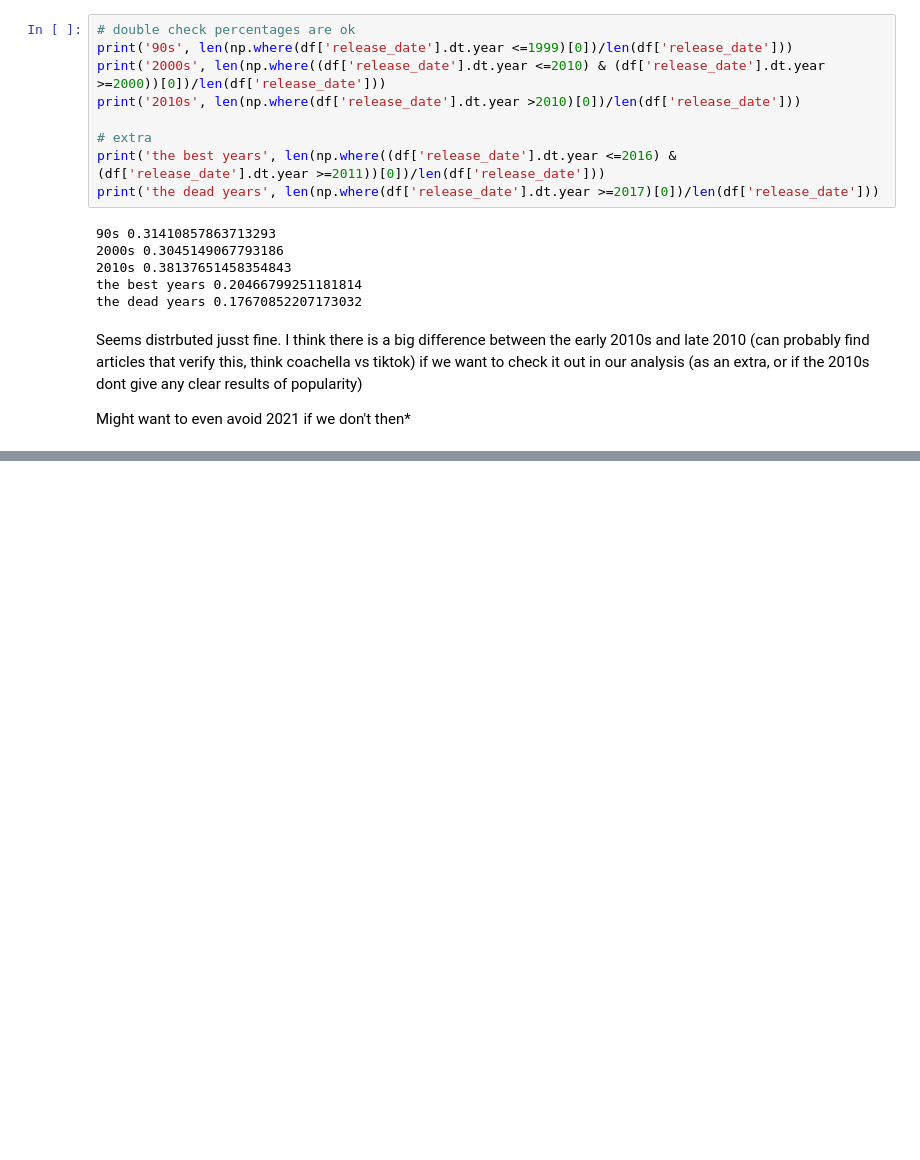
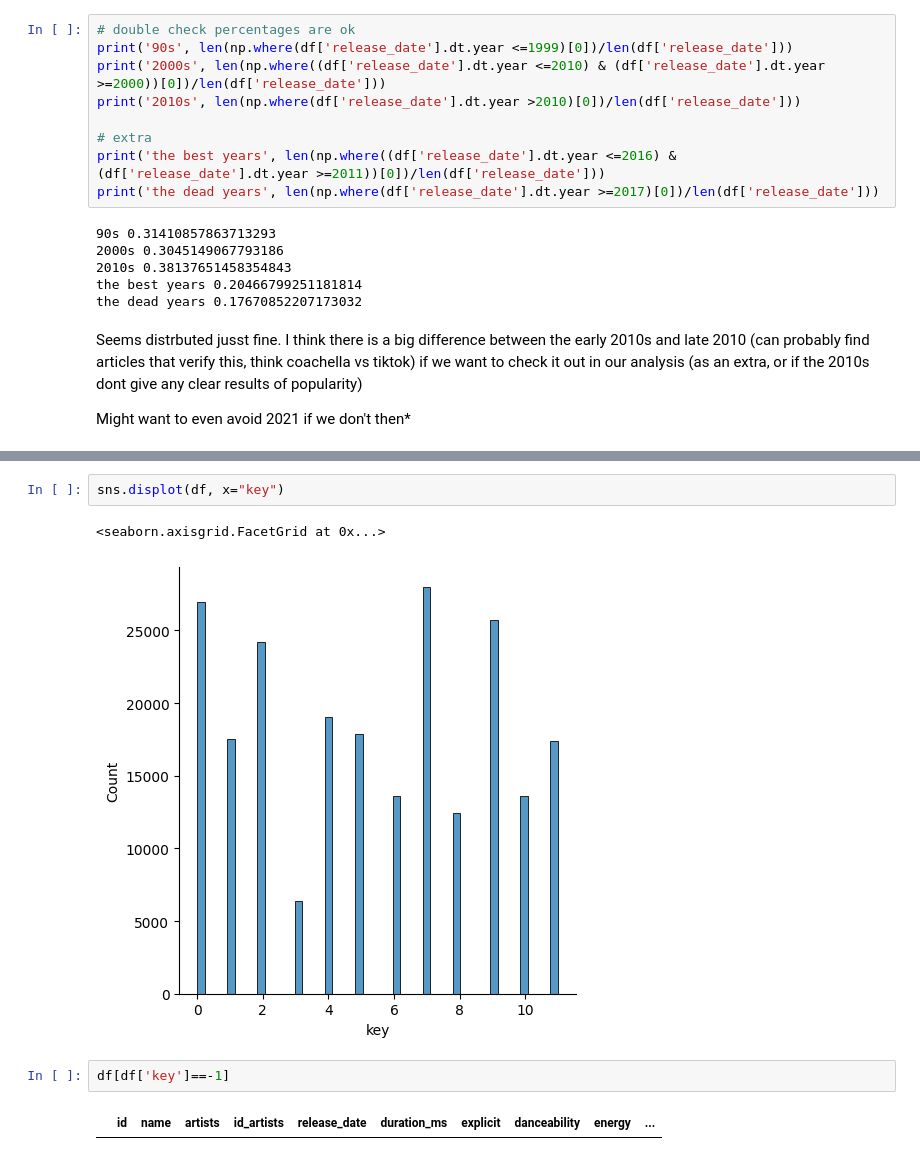
Before and after one commit to aria-51/dsw_tisabop, a Jupyter notebook: da_draftv1.ipynb, the cells around one changed output, grey strips where cells are left out. Drawn from its saved outputs; the diff is of its cells as text; blank space fills up the shorter version.

```diff
--- a/da_draftv1.ipynb
+++ b/da_draftv1.ipynb
@@ -356,0 +441,9 @@ Might want to even avoid 2021 if we don't then*
+# %%
+sns.displot(df, x="key")
+# %% [output]
+<seaborn.axisgrid.FacetGrid at 0x...>
+[figure, added]
+# %%
+df[df['key']==-1]
+# %% [output]
+|  | id | name | artists | id_artists | release_date | duration_ms | explicit | danceability | energy | ... |
```
Also changed, not shown: parts of 49 cells of this notebook.
